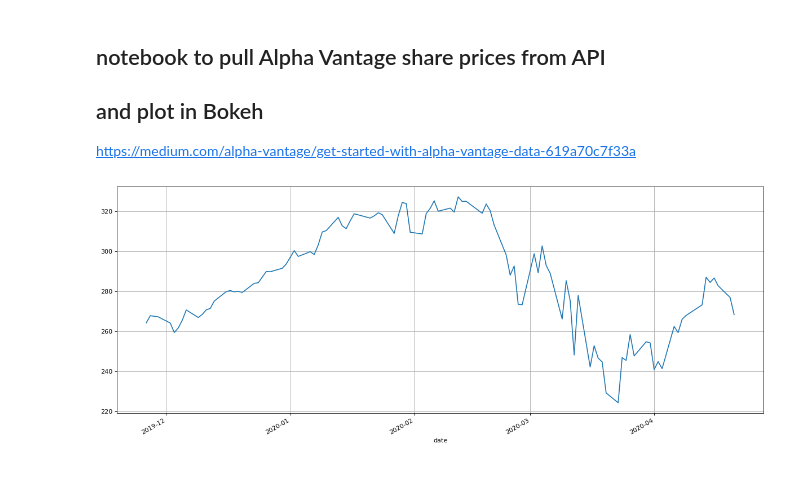
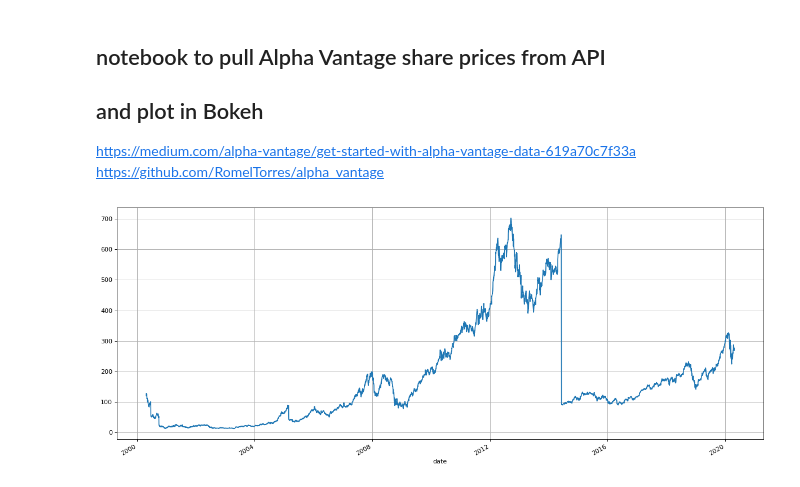
Before and after one commit to MarcovChain/FlaskFinance, a Jupyter notebook: stocks.ipynb, the cells around one changed output. Saved outputs shown, nothing was run; the diff lists cells and outputs as text; code cells hidden in the pictures.

```diff
--- a/stocks.ipynb
+++ b/stocks.ipynb
@@ -2,30 +2,31 @@
 ## notebook to pull Alpha Vantage share prices from API
 ## and plot in Bokeh
 https://medium.com/alpha-vantage/get-started-with-alpha-vantage-data-619a70c7f33a
+https://github.com/RomelTorres/alpha_vantage
 # %%
 from alpha_vantage.timeseries import TimeSeries
 from alpha_vantage.techindicators import TechIndicators
 from matplotlib.pyplot import figure
 import matplotlib.pyplot as plt
 
 # Your key here
 key = 'A0YD8RR1JNNH5Z1G'
 # Chose your output format, or default to JSON (python dict)
-ts = TimeSeries(key, output_format='pandas')
-ti = TechIndicators(key)
+ts = TimeSeries(key, output_format='pandas', indexing_type='date')
+ti = TechIndicators(key, output_format='pandas', indexing_type='date')
 
 # Get the data, returns a tuple
 # aapl_data is a pandas dataframe, aapl_meta_data is a dict
-aapl_data, aapl_meta_data = ts.get_daily(symbol='AAPL')
+aapl_data, aapl_meta_data = ts.get_daily(symbol='AAPL', outputsize='full')
 # aapl_sma is a dict, aapl_meta_sma also a dict
 aapl_sma, aapl_meta_sma = ti.get_sma(symbol='AAPL')
 
 
 # Visualization
 figure(num=None, figsize=(15, 6), dpi=80, facecolor='w', edgecolor='k')
 aapl_data['4. close'].plot()
 plt.tight_layout()
 plt.grid()
 plt.show()
 # %% [output]
-[figure, old version]
+[figure, new version]
```
Also changed, not shown: parts of 20 cells of this notebook, 1 other file.
